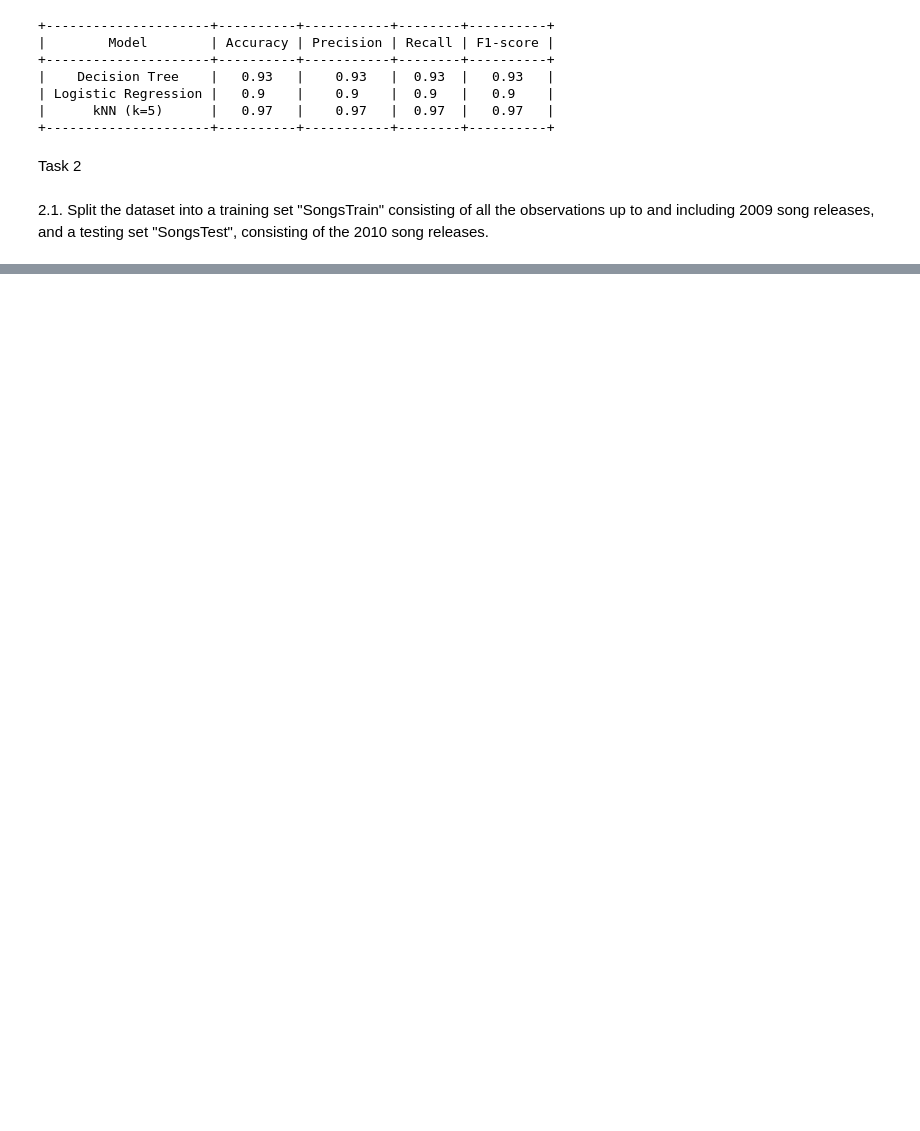
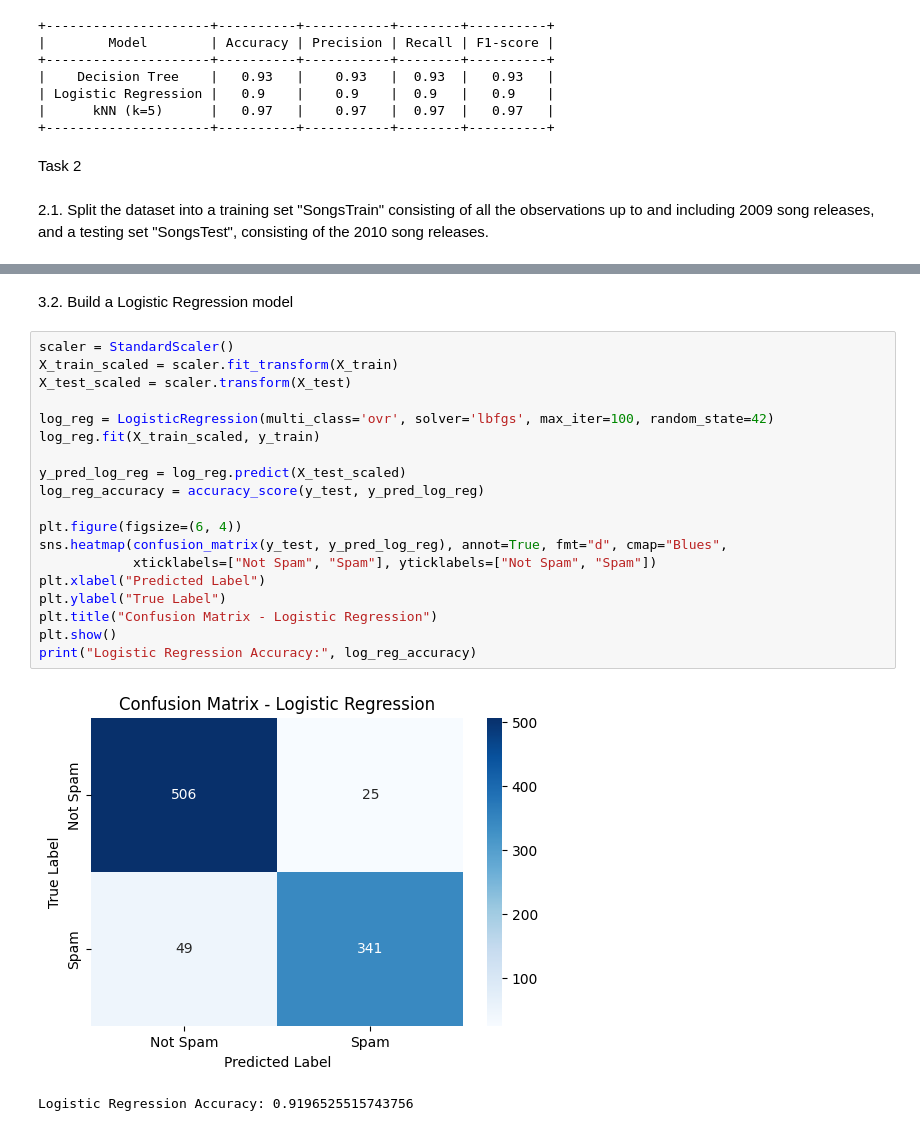
Before and after one commit to vinhbui123/machine_learning, a Jupyter notebook: lab4.ipynb, the cells around one changed output, grey strips where cells are left out. Saved outputs shown, nothing was run; the diff lists cells and outputs as text; blank space fills up the shorter version.

```diff
--- a/lab4.ipynb
+++ b/lab4.ipynb
@@ -231,0 +245,24 @@ SongsTest = songs_df[songs_df["year"] == 2010]
+# %% [markdown]
+3.2. Build a Logistic Regression model
+# %%
+scaler = StandardScaler()
+X_train_scaled = scaler.fit_transform(X_train)
+X_test_scaled = scaler.transform(X_test)
+
+log_reg = LogisticRegression(multi_class='ovr', solver='lbfgs', max_iter=100, random_state=42)
+log_reg.fit(X_train_scaled, y_train)
+
+y_pred_log_reg = log_reg.predict(X_test_scaled)
+log_reg_accuracy = accuracy_score(y_test, y_pred_log_reg)
+
+plt.figure(figsize=(6, 4))
+sns.heatmap(confusion_matrix(y_test, y_pred_log_reg), annot=True, fmt="d", cmap="Blues",
+            xticklabels=["Not Spam", "Spam"], yticklabels=["Not Spam", "Spam"])
+plt.xlabel("Predicted Label")
+plt.ylabel("True Label")
+plt.title("Confusion Matrix - Logistic Regression")
+plt.show()
+print("Logistic Regression Accuracy:", log_reg_accuracy)
+# %% [output]
+[figure, added]
+Logistic Regression Accuracy: 0.9196525515743756
```
Also changed, not shown: parts of 18 cells of this notebook.
